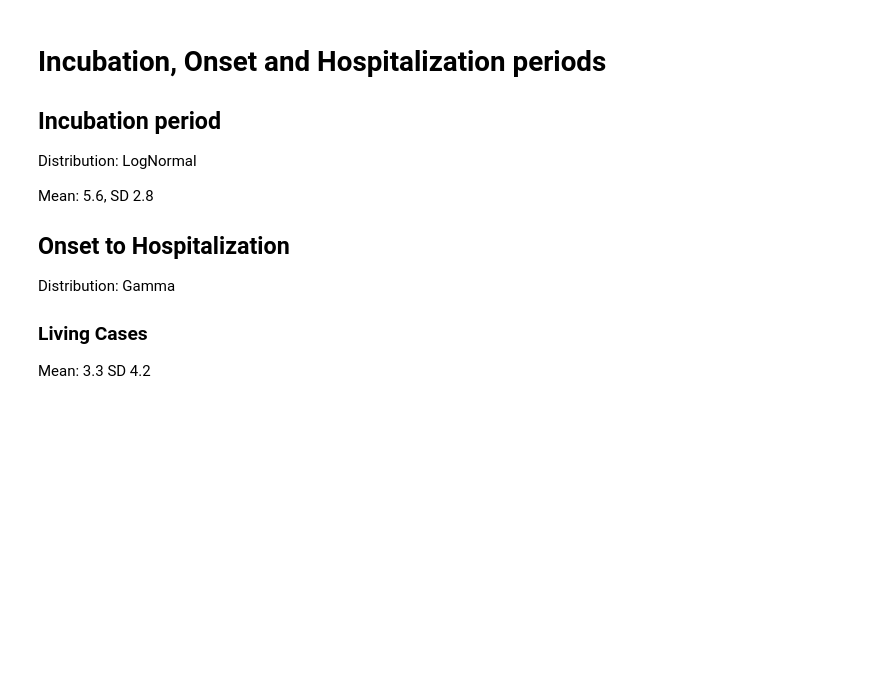
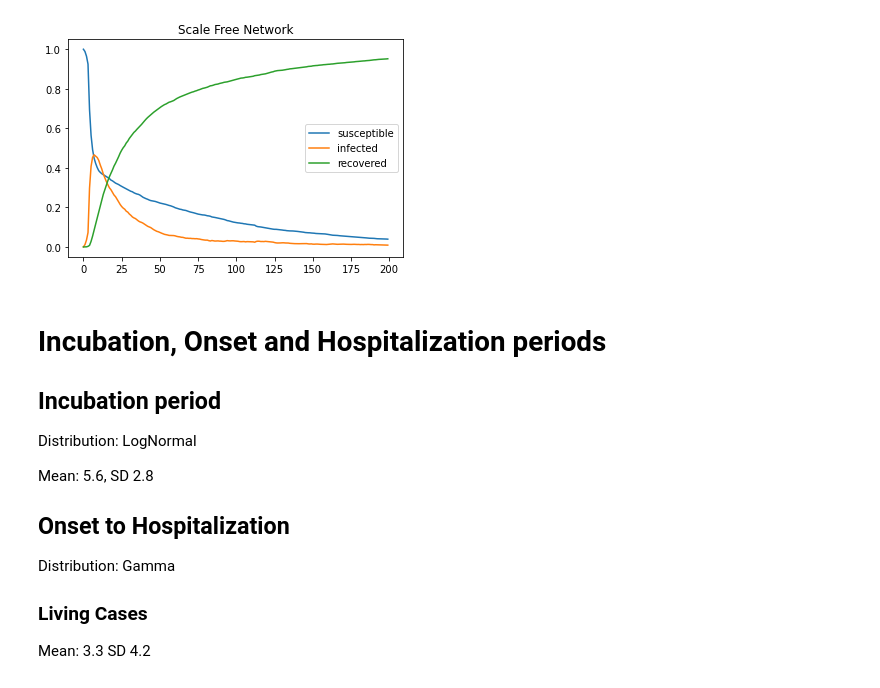
Before and after one commit to yambanis/CovidMDP, a Jupyter notebook: notebooks/spread_modeling/Automated Planning Modeling.ipynb, the cells around one changed output. Cells and saved outputs as stored; diff of their text form; code cells hidden in the pictures; blank space fills up the shorter version.

```diff
--- a/notebooks/spread_modeling/Automated Planning Modeling.ipynb
+++ b/notebooks/spread_modeling/Automated Planning Modeling.ipynb
@@ -166,12 +232,16 @@ time_series
 # %%
-time_series = simulate_pandemic(graph_model='scale_free', p_r = 0.3, lambda_leak=.01, recover_time=30)
+time_series = simulate_pandemic(graph_model='scale_free', p_r = .5, lambda_leak=.01,
+                                 pop_size  = 5000, initial_infection = 1/5000)
 
-plt.plot(time_series.index, time_series['susceptible'], label = 'susceptible')
-plt.plot(time_series.index, time_series['infected'], label = 'infected')
-plt.plot(time_series.index, time_series['recovered'], label = 'recovered')
+plt.plot(time_series.index[:200], time_series['susceptible'][:200], label = 'susceptible')
+plt.plot(time_series.index[:200], time_series['infected'][:200], label = 'infected')
+plt.plot(time_series.index[:200], time_series['recovered'][:200], label = 'recovered')
 plt.legend()
 plt.title('Scale Free Network')
+plt.savefig('scale_free_simulation.png', format='png', dpi = 300)
 plt.show()
+# %% [output]
+[figure, added]
 # %%
 def get_beta_and_gamma(time_series):
     """
```
Also changed, not shown: parts of 17 cells of this notebook, 16 other files.
